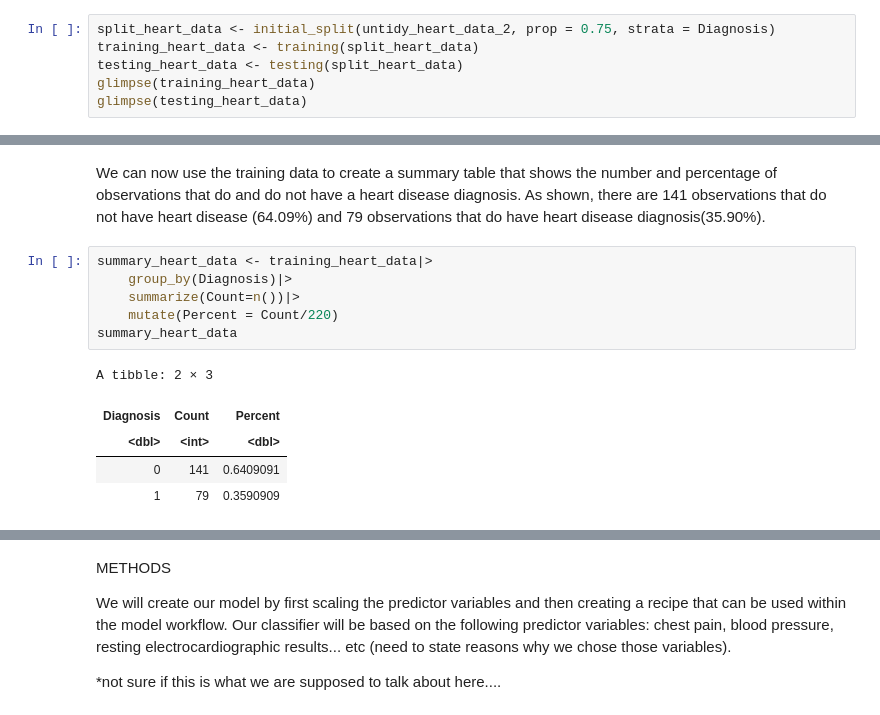
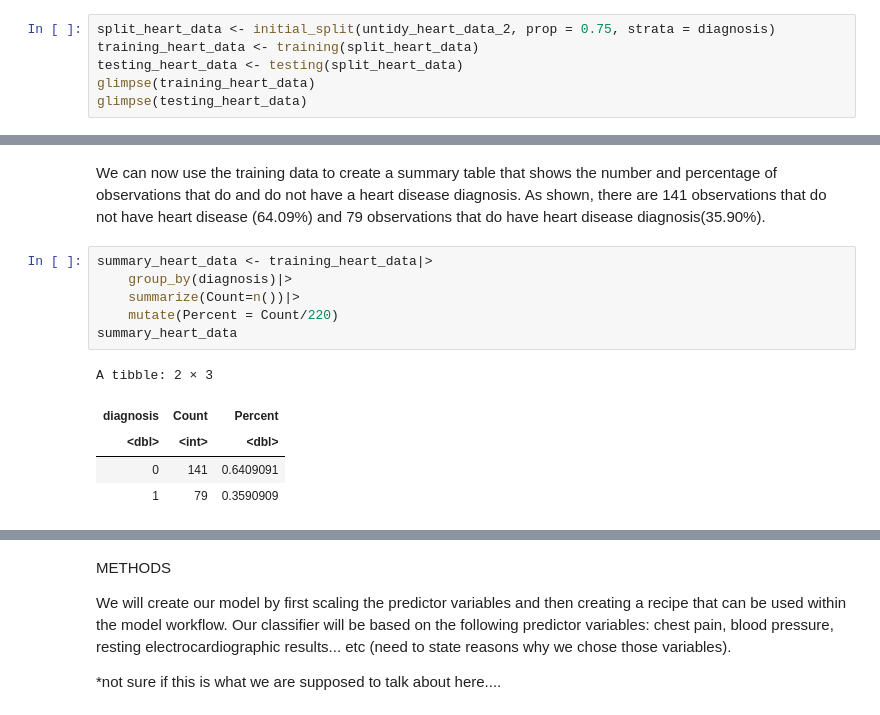
Before and after one commit to julieklipp/Project-Proposal, a Jupyter notebook: Project Proposal.ipynb, the cells around one changed output, grey strips where cells are left out. Drawn from its saved outputs; the diff is of its cells as text.

```diff
--- a/Project Proposal.ipynb
+++ b/Project Proposal.ipynb
@@ -75,7 +78,7 @@ A tibble: 294 × 14
 # %% [markdown]
 Since the data is already in tidy format and the variables are the correct data type, we can now divide our heart disease data set into a training set and a testing set using set.seed for a random yet reproducible split.
 # %%
-split_heart_data <- initial_split(untidy_heart_data_2, prop = 0.75, strata = Diagnosis)
+split_heart_data <- initial_split(untidy_heart_data_2, prop = 0.75, strata = diagnosis)
 training_heart_data <- training(split_heart_data)
 testing_heart_data <- testing(split_heart_data)
 glimpse(training_heart_data)
@@ -102,13 +105,13 @@ $ Diagnosis <dbl> 0, 0, 0, 0, 0, 0, 0, 0, 0, 0, 0, 0, 0, 0, 0, 0, 0, 0, 0, 0,
 We can now use the training data to create a summary table that shows the number and percentage of observations that do and do not have a heart disease diagnosis. As shown, there are 141 observations that do not have heart disease (64.09%) and 79 observations that do have heart disease diagnosis(35.90%).
 # %%
 summary_heart_data <- training_heart_data|>
-    group_by(Diagnosis)|>
+    group_by(diagnosis)|>
     summarize(Count=n())|>
     mutate(Percent = Count/220)
 summary_heart_data
 # %% [output]
 A tibble: 2 × 3
-| Diagnosis | Count | Percent |
+| diagnosis | Count | Percent |
 | <dbl> | <int> | <dbl> |
 | 0 | 141 | 0.6409091 |
 | 1 | 79 | 0.3590909 |
```
Also changed, not shown: parts of 7 cells of this notebook.
